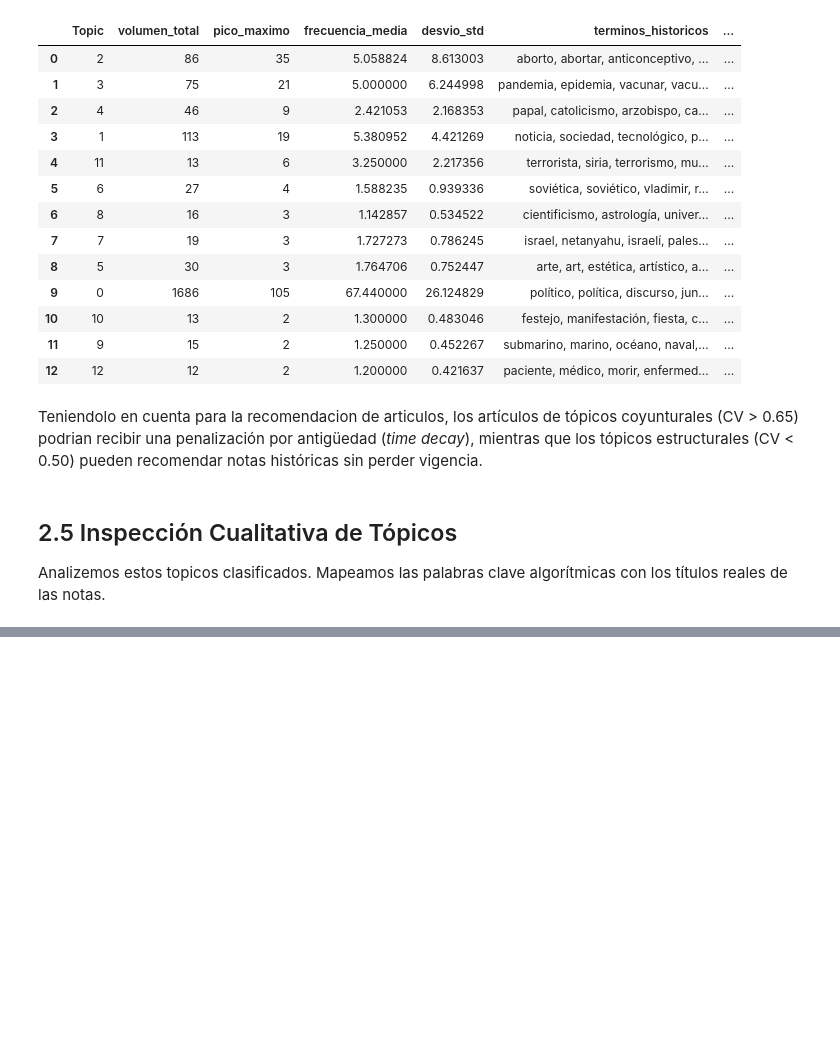
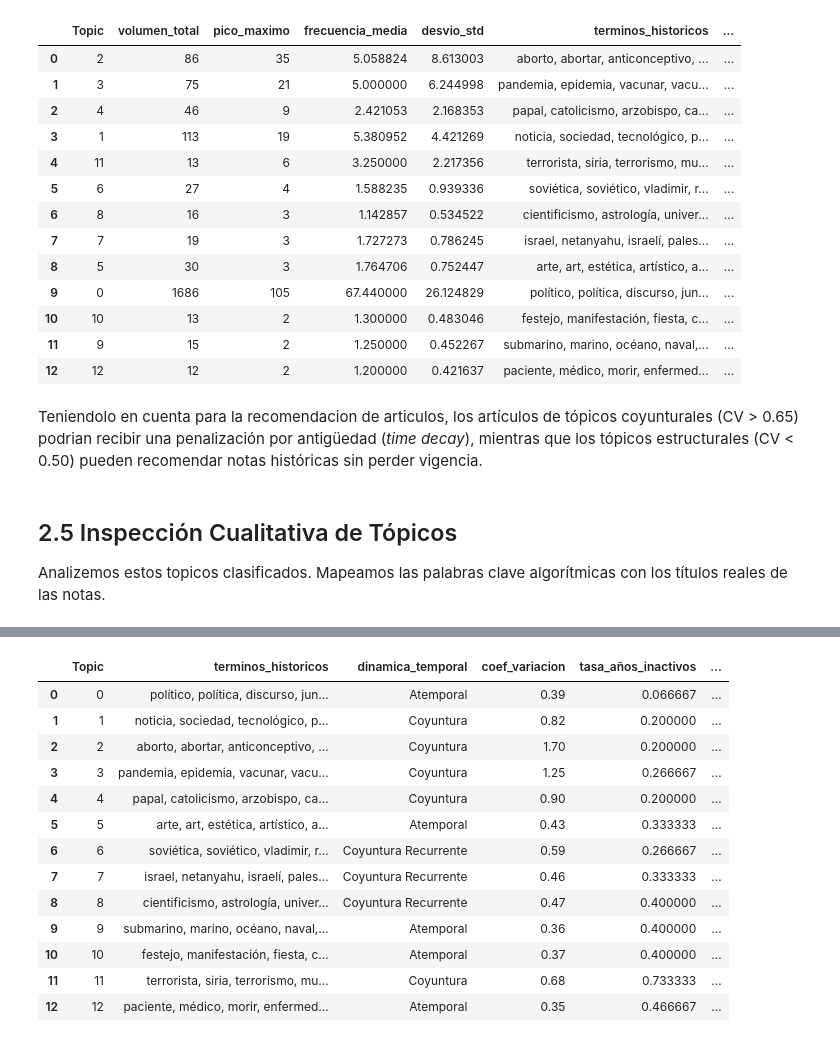
Before and after one commit to MauricioKreszczuk/anfibia-unsam, a Jupyter notebook: notebooks/08.bertopic_temporal.ipynb, the cells around one changed output, grey strips where cells are left out. Saved outputs shown, nothing was run; the diff lists cells and outputs as text; code cells hidden in the pictures; blank space fills up the shorter version.

Commit message:
bertopic temporal - prueba de una tercera categoria

```diff
--- a/notebooks/08.bertopic_temporal.ipynb
+++ b/notebooks/08.bertopic_temporal.ipynb
@@ -240,0 +356,85 @@ fig_scatter.show()
+# %%
+# 1. Filtramos el ruido (-1)
+tot_validos = topics_over_time[topics_over_time["Topic"] != -1].copy()
+
+# 2. Reconstruimos la matriz completa de años para calcular los ceros reales
+años_unicos = sorted(df_temp["post_date"].dt.year.unique())
+todos_los_topics = tot_validos["Topic"].unique()
+grid_completa = pd.MultiIndex.from_product([todos_los_topics, años_unicos], names=["Topic", "post_year"]).to_frame(index=False)
+
+df_evo_anual = tot_validos.copy()
+df_evo_anual["post_year"] = pd.to_datetime(df_evo_anual["Timestamp"]).dt.year
+conteo_real = df_evo_anual.groupby(["Topic", "post_year"])["Frequency"].sum().reset_index()
+matriz_completa = grid_completa.merge(conteo_real, on=["Topic", "post_year"], how="left").fillna({"Frequency": 0})
+
+# 3. Métricas base y cálculo de la tasa de años inactivos
+metricas_estabilidad = (
+    tot_validos.groupby("Topic")
+    .agg(
+        volumen_total=("Frequency", "sum"),
+        pico_maximo=("Frequency", "max"),
+        frecuencia_media=("Frequency", "mean"),
+        desvio_std=("Frequency", "std")
+    )
+    .reset_index()
+)
+
+porcentaje_ceros = (
+    matriz_completa.groupby("Topic")["Frequency"]
+    .apply(lambda x: (x == 0).mean())
+    .reset_index(name="tasa_años_inactivos")
+)
+
+metricas_estabilidad = metricas_estabilidad.merge(porcentaje_ceros, on="Topic")
+
+# 4. Nombres globales del modelo
+info_global = topic_model.get_topic_info()
+nombres_globales = {row["Topic"]: ", ".join(row["Representation"][:5]) for _, row in info_global.iterrows() if row["Topic"] != -1}
+metricas_estabilidad["terminos_historicos"] = metricas_estabilidad["Topic"].map(nombres_globales)
+
+metricas_estabilidad["desvio_std"] = metricas_estabilidad["desvio_std"].fillna(0)
+metricas_estabilidad["coef_variacion"] = (metricas_estabilidad["desvio_std"] / metricas_estabilidad["frecuencia_media"]).round(2)
+
+# 5. Clasificación automática con orden de prioridad corregido
+umbral_cv = metricas_estabilidad["coef_variacion"].quantile(0.60)
+umbral_cv_bajo = metricas_estabilidad["coef_variacion"].quantile(0.40)
+umbral_intermitencia = 0.25
+
+condiciones = [
+    # 1º Prioridad: Coyuntura Pura (Si el CV explota por las nubes, es coyuntura pura, ej: Pandemia o Aborto)
+    (metricas_estabilidad["coef_variacion"] >= umbral_cv),
+
+    # 2º Prioridad: Coyuntura Recurrente (Intermitente pero con variación moderada, ej: Rusia, Israel, Siria)
+    (metricas_estabilidad["tasa_años_inactivos"] >= umbral_intermitencia) & (metricas_estabilidad["coef_variacion"] >= umbral_cv_bajo)
+]
+
+valores = [
+    "Coyuntura",
+    "Coyuntura Recurrente"
+]
+
+metricas_estabilidad["dinamica_temporal"] = np.select(condiciones, valores, default="Atemporal")
+
+# 6. Time Decay automático
+metricas_estabilidad["requiere_time_decay"] = metricas_estabilidad["dinamica_temporal"].isin(["Coyuntura", "Coyuntura Recurrente"])
+metricas_estabilidad["factor_penalizacion_base"] = np.where(metricas_estabilidad["requiere_time_decay"], 0.5, 1.0)
+
+metricas_estabilidad = metricas_estabilidad.sort_values(by="Topic").reset_index(drop=True)
+
+# Visualización incluyendo la columna del decay (factor_penalizacion_base)
+display(metricas_estabilidad[["Topic", "terminos_historicos", "dinamica_temporal", "coef_variacion", "tasa_años_inactivos", "factor_penalizacion_base"]])
+# %% [output]
+|  | Topic | terminos_historicos | dinamica_temporal | coef_variacion | tasa_años_inactivos | ... |
+| 0 | 0 | político, política, discurso, jun... | Atemporal | 0.39 | 0.066667 | ... |
+| 1 | 1 | noticia, sociedad, tecnológico, p... | Coyuntura | 0.82 | 0.200000 | ... |
+| 2 | 2 | aborto, abortar, anticonceptivo, ... | Coyuntura | 1.70 | 0.200000 | ... |
+| 3 | 3 | pandemia, epidemia, vacunar, vacu... | Coyuntura | 1.25 | 0.266667 | ... |
+| 4 | 4 | papal, catolicismo, arzobispo, ca... | Coyuntura | 0.90 | 0.200000 | ... |
+| 5 | 5 | arte, art, estética, artístico, a... | Atemporal | 0.43 | 0.333333 | ... |
+| 6 | 6 | soviética, soviético, vladimir, r... | Coyuntura Recurrente | 0.59 | 0.266667 | ... |
+| 7 | 7 | israel, netanyahu, israelí, pales... | Coyuntura Recurrente | 0.46 | 0.333333 | ... |
+| 8 | 8 | cientificismo, astrología, univer... | Coyuntura Recurrente | 0.47 | 0.400000 | ... |
+| 9 | 9 | submarino, marino, océano, naval,... | Atemporal | 0.36 | 0.400000 | ... |
+| 10 | 10 | festejo, manifestación, fiesta, c... | Atemporal | 0.37 | 0.400000 | ... |
+| 11 | 11 | terrorista, siria, terrorismo, mu... | Coyuntura | 0.68 | 0.733333 | ... |
+| 12 | 12 | paciente, médico, morir, enfermed... | Atemporal | 0.35 | 0.466667 | ... |
```
Also changed, not shown: parts of 9 cells of this notebook.
